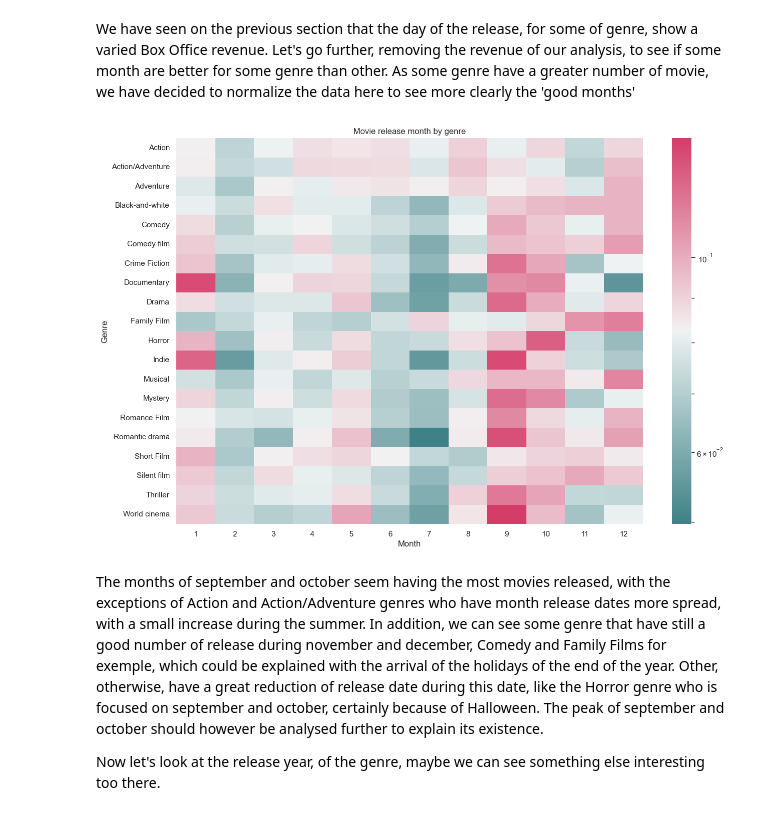
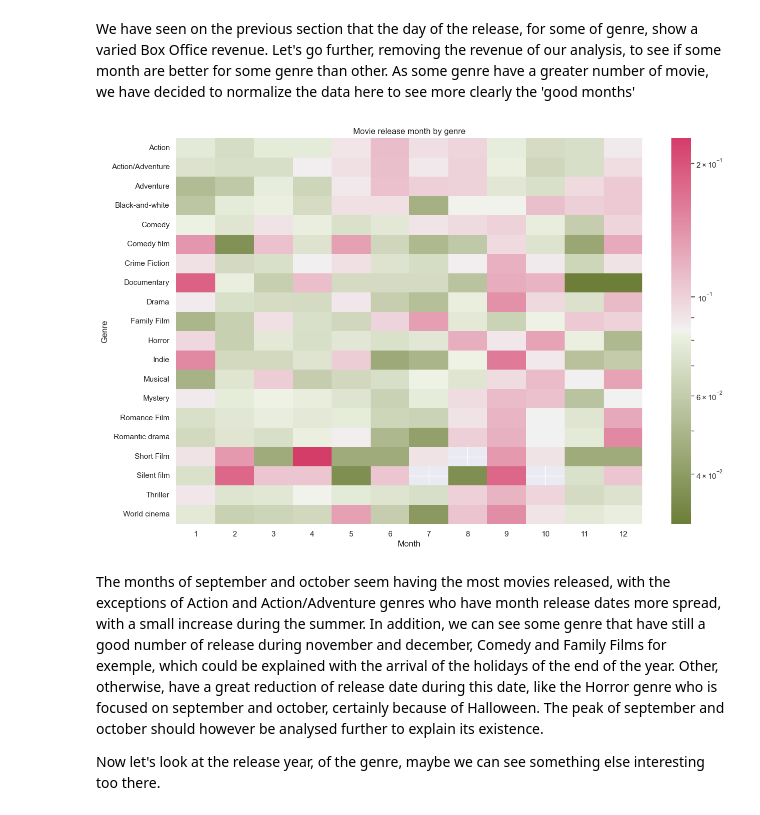
Before and after one commit to epfl-ada/ada-2023-project-deapdatadestroyers, a Jupyter notebook: data_movie_analysis.ipynb, the cells around one changed output. Saved outputs shown, nothing was run; the diff lists cells and outputs as text; code cells hidden in the pictures.

```diff
--- a/data_movie_analysis.ipynb
+++ b/data_movie_analysis.ipynb
@@ -153,6 +157,18 @@ The percentage of movies having won an oscar is 1.896%.
 # %%
 # Drop the row with 'Year' smaller than 1800 as we have seen somme erronous movie before and there is too few movies after 2014.
 df_movie = df_movie[(df_movie['Year'] >= 1800) & (df_movie['Year'] <= 2013)]
+
+df_time_stamps = get_time_stamps_df(df_movie)
+
+df_time_stamps.rename(columns={'Countries (Freebase ID:name tuples)' : 'Countries',
+                                'Box office' : 'Box_office',
+                              'genres (Freebase ID:name tuples)' : 'Genres',
+                               'Languages (Freebase ID:name tuples)' : 'Languages'
+                              }, errors="raise", inplace=True)
+
+df_time_stamps['Genres']= df_time_stamps['Genres'].apply(lambda x : list(json.loads(x).values()))
+df_time_stamps['Countries']= df_time_stamps['Countries'].apply(lambda x : list(json.loads(x).values()))
+df_time_stamps['Languages']= df_time_stamps['Languages'].apply(lambda x : list(json.loads(x).values()))
 # %% [markdown]
 # 2. Visualisation functions
 # %% [markdown]
@@ -195,7 +209,7 @@ We need first to see how many genres are in the dataset and the number of movie
 # %%
 # How many movies of each genre ?
 df_genre_list = df_time_stamps.copy(deep=True)
-genres = get_genres(df_genre_list)
+genres = get_values_column_of_list(df_genre_list, 'Genres')
 
 print(f'There are {len(genres)} genres')
 print(genres)
@@ -212,7 +226,7 @@ sorted_genres = sorted(genres.items(), key=lambda x:x[1], reverse=True)
 df_movie_genre = df_time_stamps.copy(deep=True)
 
 # As we analyse the box office revenues, we need to clean it
-df_movie_genre.dropna(subset=['Box office'], inplace=True)
+df_movie_genre.dropna(subset=['Box_office'], inplace=True)
 
 
 n_genre = 20
@@ -220,7 +234,6 @@ n_genre = 20
 #Get the n_genre genres and the average revenue of their movie
 list_genres = list(dict(sorted_genres).keys())[0:n_genre]
 for i in range(10):
-    boxoffice_mean = df_movie_genre[df_movie_genre['genres (Freebase ID:name tuples)']
-                       .str.contains(sorted_genres[i][0])==True]['Box office'].mean()
+    boxoffice_mean = df_movie_genre[df_movie_genre['Genres'].apply(lambda x: sorted_genres[i][0] in x)]['Box_office'].mean()
     print(f'Average box office for {sorted_genres[i][0]} : {int(boxoffice_mean):,}, which represents {sorted_genres[i][1]:,} movies')
 # %% [output]
@@ -242,8 +255,7 @@ However, for the initial analysis, let's look in another areas. As we want to se
 df_genre_list = []
 # Explode the dataset for the n_genre most present genres
 for i in range(n_genre):
-    temp_df = df_time_stamps[df_time_stamps['genres (Freebase ID:name tuples)']
-                             .str.contains(sorted_genres[i][0])==True].copy(deep=True)
+    temp_df = df_movie_genre[df_movie_genre['Genres'].apply(lambda x: sorted_genres[i][0] in x)].copy(deep=True)
     temp_df['Genre'] = sorted_genres[i][0]
     df_genre_list.append(temp_df)
 
@@ -281,14 +293,14 @@ We can clearly see in the previous heatmap that it is not the case. There is mor
 We have seen on the previous section that the day of the release, for some of genre, show a varied Box Office revenue. Let's go further, removing the revenue of our analysis, to see if some month are better for some genre than other. As some genre have a greater number of movie, we have decided to normalize the data here to see more clearly the 'good months'
 # %%
 df_genre_month = pd.crosstab(df_movie_genre['Genre'],df_movie_genre['Month'])
-normalized_df = pd.DataFrame(normalize(df_genre_month, axis=1, norm='l1'), index=df_genre_month.index, columns=df_genre_month.columns)
+normalized_df = df_genre_month.apply(lambda row: row / row.sum(), axis=1)
 
 plt.subplots(figsize=(15, 10))
-sbn.heatmap(normalized_df, annot=False, cmap=sbn.diverging_palette(200, 0, as_cmap=True), norm=LogNorm())
+sbn.heatmap(normalized_df, annot=False, cmap=sbn.diverging_palette(100, 0, as_cmap=True), norm=LogNorm())
 plt.title('Movie release month by genre')
 plt.show()
 # %% [output]
-[figure, old version]
+[figure, new version]
 # %% [markdown]
 The months of september and october seem having the most movies released, with the exceptions of Action and Action/Adventure genres who have month release dates more spread, with a small increase during the summer. In addition, we can see some genre that have still a good number of release during november and december, Comedy and Family Films for exemple, which could be explained with the arrival of the holidays of the end of the year. Other, otherwise, have a great reduction of release date during this date, like the Horror genre who is focused on september and october, certainly because of Halloween. The peak of september and october should however be analysed further to explain its existence.
 
```
Also changed, not shown: parts of 11 cells of this notebook, 3 other files.
